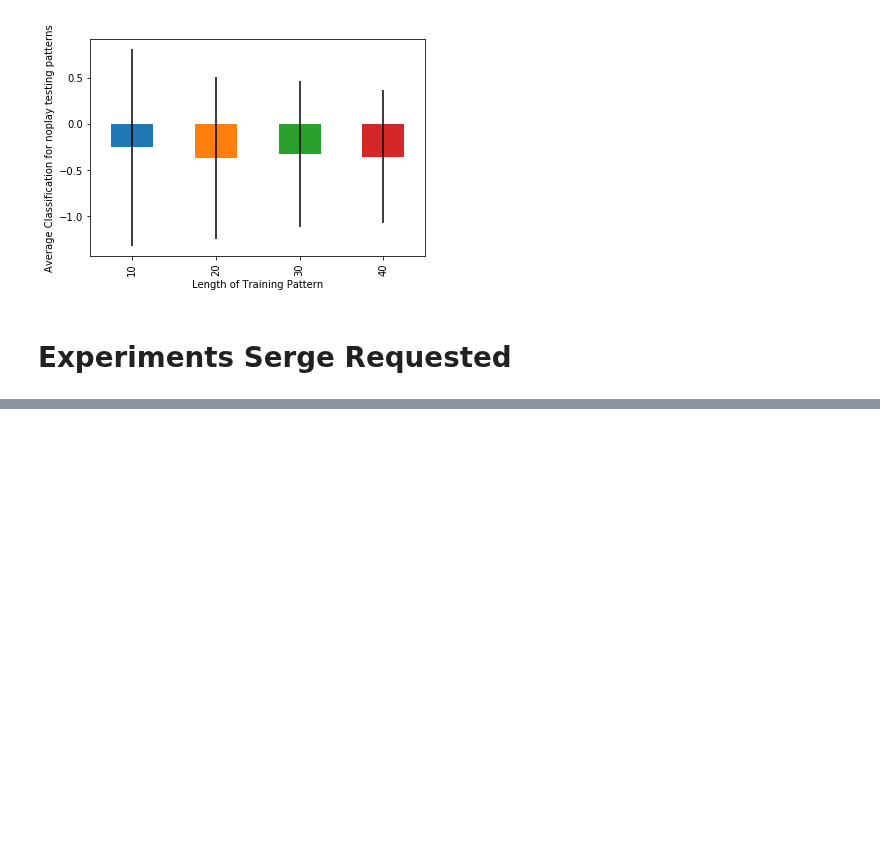
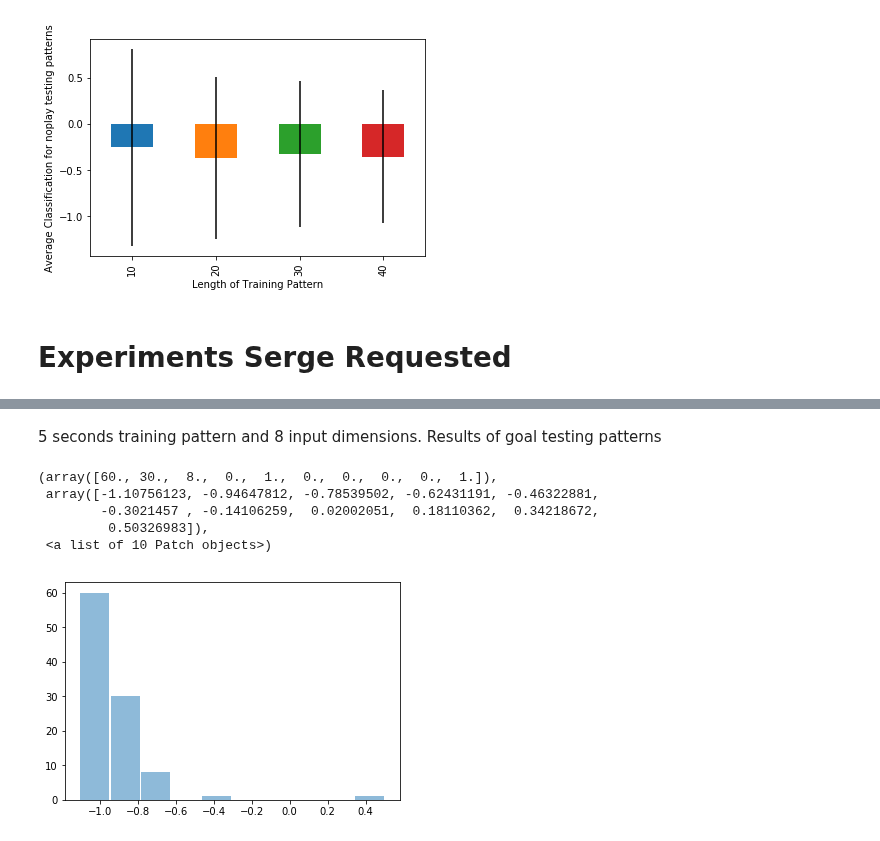
Before and after one commit to maddybartlett/NEN001, a Jupyter notebook: Plots.ipynb, the cells around one changed output, grey strips where cells are left out. Drawn from its saved outputs; the diff is of its cells as text; code cells hidden in the pictures; blank space fills up the shorter version.

```diff
--- a/Plots.ipynb
+++ b/Plots.ipynb
@@ -796,0 +808,47 @@ plt.hist(lendim, rwidth=0.95, alpha=0.5, label='5 seconds training')
+# %% [markdown]
+5 seconds training pattern and 8 input dimensions. Results of goal testing patterns
+# %%
+data_5_8 = pd.DataFrame(pytry.read('len_5_dim_8'))
+
+gtsxl = pd.DataFrame({'goal_test': pd.concat([data_5_8.accuracy_test0, data_5_8.accuracy_test1, data_5_8.accuracy_test2, data_5_8.accuracy_test3,
+                                        data_5_8.accuracy_test4, data_5_8.accuracy_test5, data_5_8.accuracy_test6, data_5_8.accuracy_test7,
+                                        data_5_8.accuracy_test8, data_5_8.accuracy_test9, data_5_8.accuracy_test10, data_5_8.accuracy_test11,
+                                        data_5_8.accuracy_test12, data_5_8.accuracy_test13, data_5_8.accuracy_test14, data_5_8.accuracy_test15,
+                                        data_5_8.accuracy_test16, data_5_8.accuracy_test17, data_5_8.accuracy_test18, data_5_8.accuracy_test19,
+                                        data_5_8.accuracy_test20, data_5_8.accuracy_test21, data_5_8.accuracy_test22, data_5_8.accuracy_test23,
+                                        data_5_8.accuracy_test24, data_5_8.accuracy_test25, data_5_8.accuracy_test26, data_5_8.accuracy_test27,
+                                        data_5_8.accuracy_test28, data_5_8.accuracy_test29, data_5_8.accuracy_test30, data_5_8.accuracy_test31,
+                                        data_5_8.accuracy_test32, data_5_8.accuracy_test33, data_5_8.accuracy_test34, data_5_8.accuracy_test35,
+                                        data_5_8.accuracy_test36, data_5_8.accuracy_test37, data_5_8.accuracy_test38, data_5_8.accuracy_test39,
+                                        data_5_8.accuracy_test40, data_5_8.accuracy_test41, data_5_8.accuracy_test42, data_5_8.accuracy_test43,
+                                        data_5_8.accuracy_test44, data_5_8.accuracy_test45, data_5_8.accuracy_test46, data_5_8.accuracy_test47,
+                                        data_5_8.accuracy_test48, data_5_8.accuracy_test49, data_5_8.accuracy_test50, data_5_8.accuracy_test51,
+                                        data_5_8.accuracy_test52, data_5_8.accuracy_test53, data_5_8.accuracy_test54, data_5_8.accuracy_test55,
+                                        data_5_8.accuracy_test56, data_5_8.accuracy_test57, data_5_8.accuracy_test58, data_5_8.accuracy_test59,
+                                        data_5_8.accuracy_test60, data_5_8.accuracy_test61, data_5_8.accuracy_test62, data_5_8.accuracy_test63,
+                                        data_5_8.accuracy_test64, data_5_8.accuracy_test65, data_5_8.accuracy_test66, data_5_8.accuracy_test67,
+                                        data_5_8.accuracy_test68, data_5_8.accuracy_test69, data_5_8.accuracy_test70, data_5_8.accuracy_test71,
+                                        data_5_8.accuracy_test72, data_5_8.accuracy_test73, data_5_8.accuracy_test74, data_5_8.accuracy_test75,
+                                        data_5_8.accuracy_test76, data_5_8.accuracy_test77, data_5_8.accuracy_test78, data_5_8.accuracy_test79,
+                                        data_5_8.accuracy_test80, data_5_8.accuracy_test81, data_5_8.accuracy_test82, data_5_8.accuracy_test83,
+                                        data_5_8.accuracy_test84, data_5_8.accuracy_test85, data_5_8.accuracy_test86, data_5_8.accuracy_test87,
+                                        data_5_8.accuracy_test88, data_5_8.accuracy_test89, data_5_8.accuracy_test90, data_5_8.accuracy_test91,
+                                        data_5_8.accuracy_test92, data_5_8.accuracy_test93, data_5_8.accuracy_test94, data_5_8.accuracy_test95,
+                                        data_5_8.accuracy_test96, data_5_8.accuracy_test97, data_5_8.accuracy_test98, data_5_8.accuracy_test99])})
+
+
+lendim = []
+for i in range(len(gtsxl)):
+    a = gtsxl.iloc[i].values
+    b = np.concatenate(a).ravel().tolist()
+    lendim.append(b)
+lendim = np.asarray(lendim)
+
+plt.hist(lendim, rwidth=0.95, alpha=0.5, label='5 seconds training')
+# %% [output]
+(array([60., 30.,  8.,  0.,  1.,  0.,  0.,  0.,  0.,  1.]),
+ array([-1.10756123, -0.94647812, -0.78539502, -0.62431191, -0.46322881,
+        -0.3021457 , -0.14106259,  0.02002051,  0.18110362,  0.34218672,
+         0.50326983]),
+ <a list of 10 Patch objects>)
+[figure, added]
```
Also changed, not shown: parts of 4 cells of this notebook.
